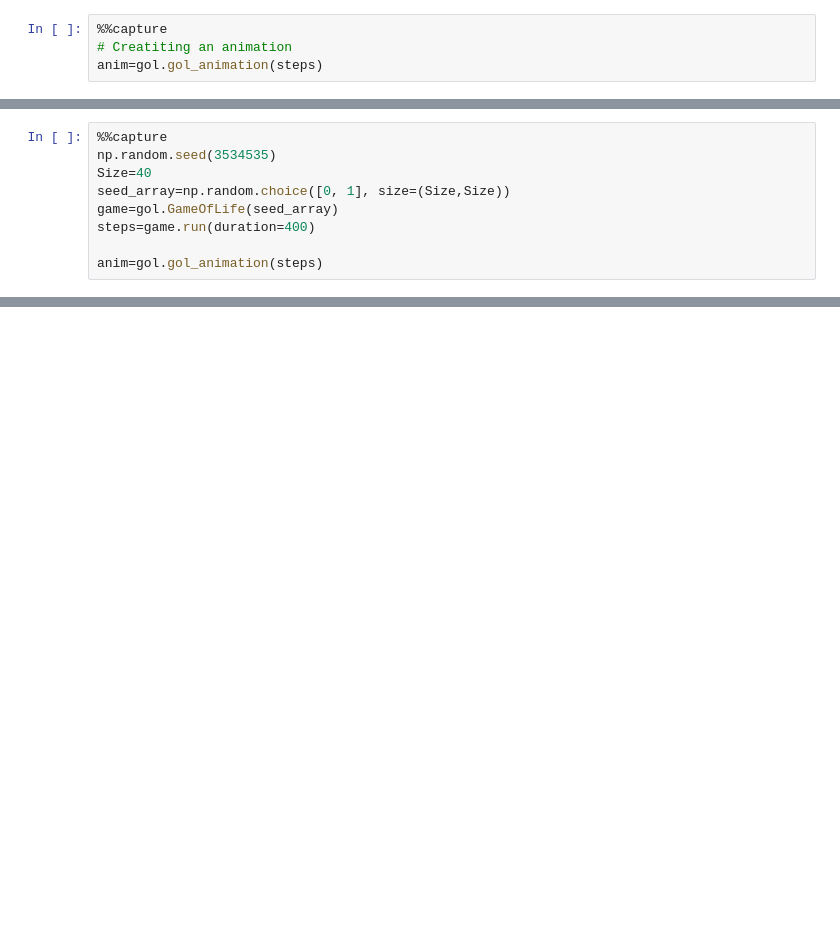
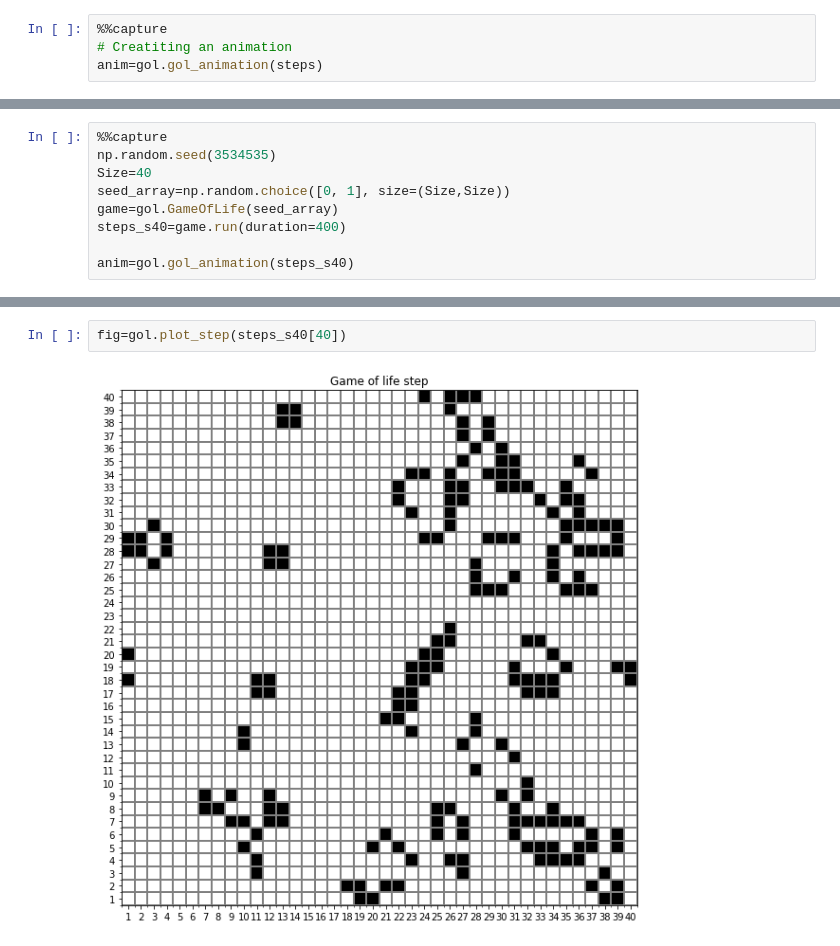
Before and after one commit to ArttuL/gameoflife, a Jupyter notebook: Game_of_life_demo.ipynb, the cells around one changed output, grey strips where cells are left out. Drawn from its saved outputs; the diff is of its cells as text; blank space fills up the shorter version.

```diff
--- a/Game_of_life_demo.ipynb
+++ b/Game_of_life_demo.ipynb
@@ -100,6 +97,6 @@ np.random.seed(3534535)
 Size=40
 seed_array=np.random.choice([0, 1], size=(Size,Size))
 game=gol.GameOfLife(seed_array)
-steps=game.run(duration=400)
+steps_s40=game.run(duration=400)
 
-anim=gol.gol_animation(steps)
+anim=gol.gol_animation(steps_s40)
@@ -109,0 +103,4 @@ HTML(anim.to_html5_video())
+# %%
+fig=gol.plot_step(steps_s40[40])
+# %% [output]
+[figure, added]
```
Also changed, not shown: parts of 7 cells of this notebook, 1 other file.
